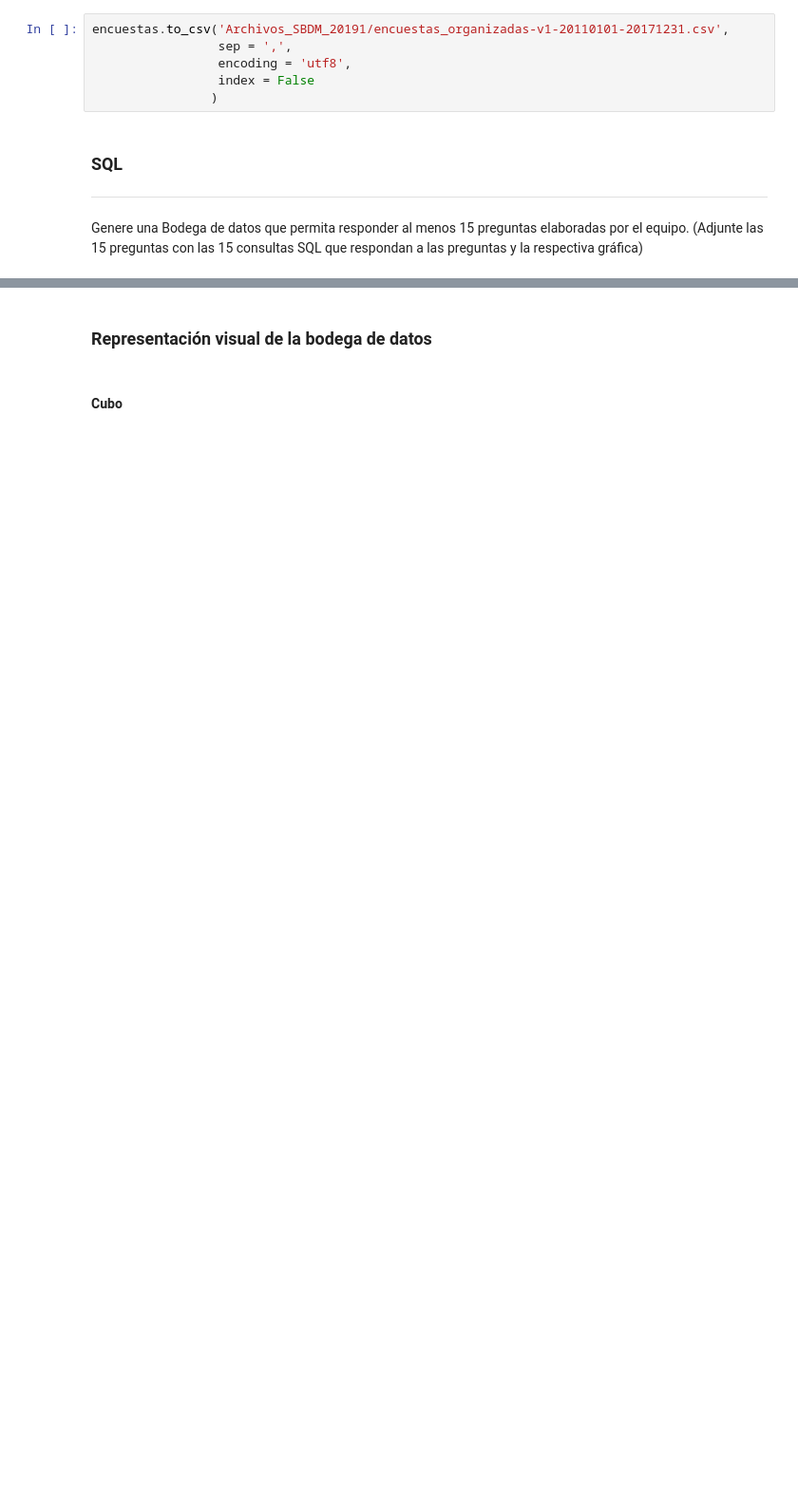
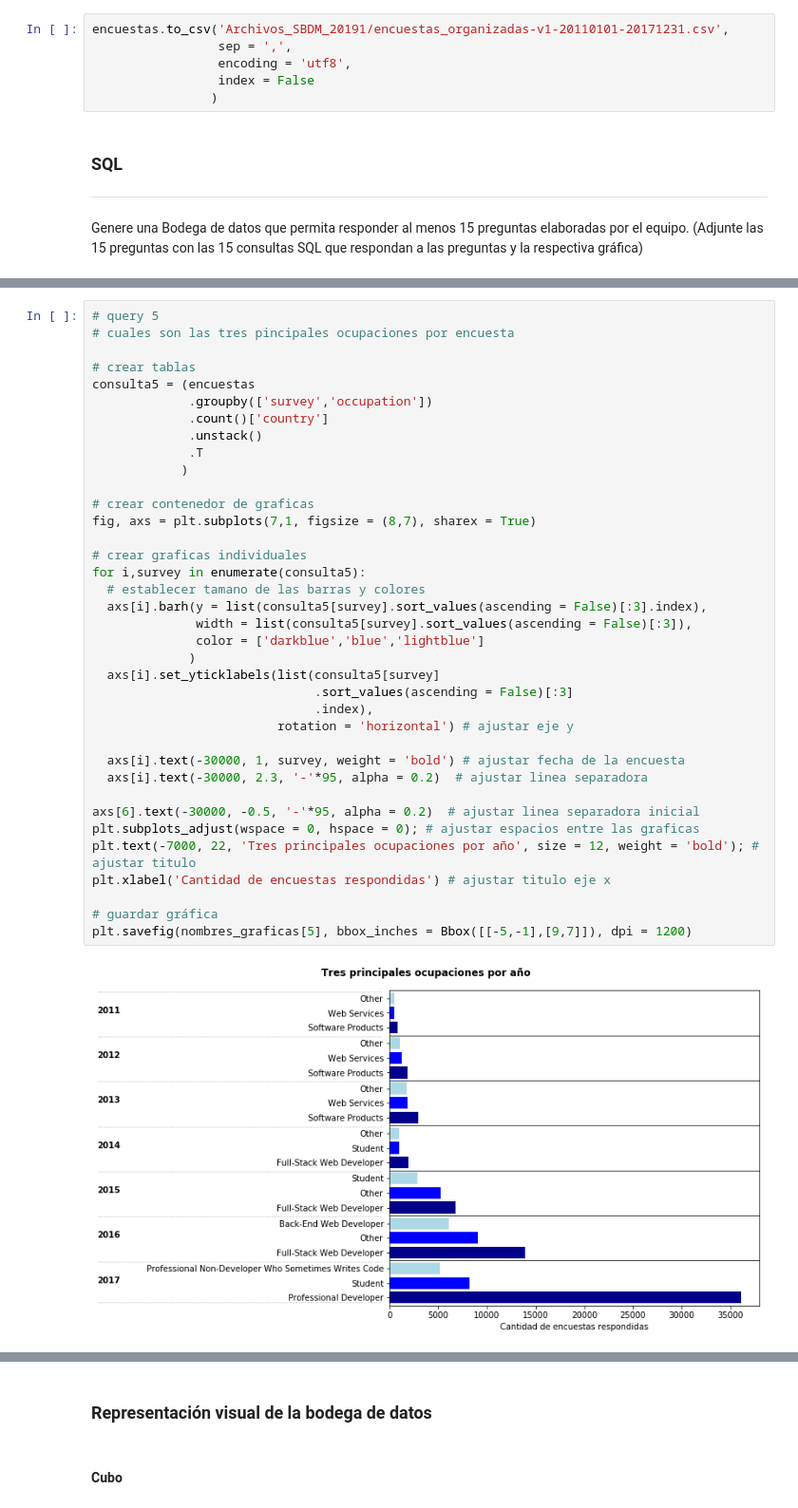
Before and after one commit to Juapatral/encuestas-stack-overflow, a Jupyter notebook: trabajo_final_sbdm_20191.ipynb, the cells around one changed output, grey strips where cells are left out. Shown at 95% size. Drawn from its saved outputs; the diff is of its cells as text; blank space fills up the shorter version.

```diff
--- a/trabajo_final_sbdm_20191.ipynb
+++ b/trabajo_final_sbdm_20191.ipynb
@@ -1165,0 +892,39 @@ plt.savefig('Archivos_SBDM_20191/query15.PNG', bbox_inches = Bbox([[-1,0],[6,6]]
+# %%
+# query 5
+# cuales son las tres pincipales ocupaciones por encuesta
+
+# crear tablas
+consulta5 = (encuestas
+             .groupby(['survey','occupation'])
+             .count()['country']
+             .unstack()
+             .T
+            )
+
+# crear contenedor de graficas
+fig, axs = plt.subplots(7,1, figsize = (8,7), sharex = True)
+
+# crear graficas individuales
+for i,survey in enumerate(consulta5):
+  # establecer tamano de las barras y colores
+  axs[i].barh(y = list(consulta5[survey].sort_values(ascending = False)[:3].index),
+              width = list(consulta5[survey].sort_values(ascending = False)[:3]),
+              color = ['darkblue','blue','lightblue']
+             )
+  axs[i].set_yticklabels(list(consulta5[survey]
+                              .sort_values(ascending = False)[:3]
+                              .index),
+                         rotation = 'horizontal') # ajustar eje y
+
+  axs[i].text(-30000, 1, survey, weight = 'bold') # ajustar fecha de la encuesta
+  axs[i].text(-30000, 2.3, '-'*95, alpha = 0.2)  # ajustar linea separadora
+
+axs[6].text(-30000, -0.5, '-'*95, alpha = 0.2)  # ajustar linea separadora inicial
+plt.subplots_adjust(wspace = 0, hspace = 0); # ajustar espacios entre las graficas
+plt.text(-7000, 22, 'Tres principales ocupaciones por año', size = 12, weight = 'bold'); # ajustar titulo
+plt.xlabel('Cantidad de encuestas respondidas') # ajustar titulo eje x
+
+# guardar gráfica
+plt.savefig(nombres_graficas[5], bbox_inches = Bbox([[-5,-1],[9,7]]), dpi = 1200)
+# %% [output]
+[figure, added]
```
Also changed, not shown: parts of 52 cells of this notebook.
